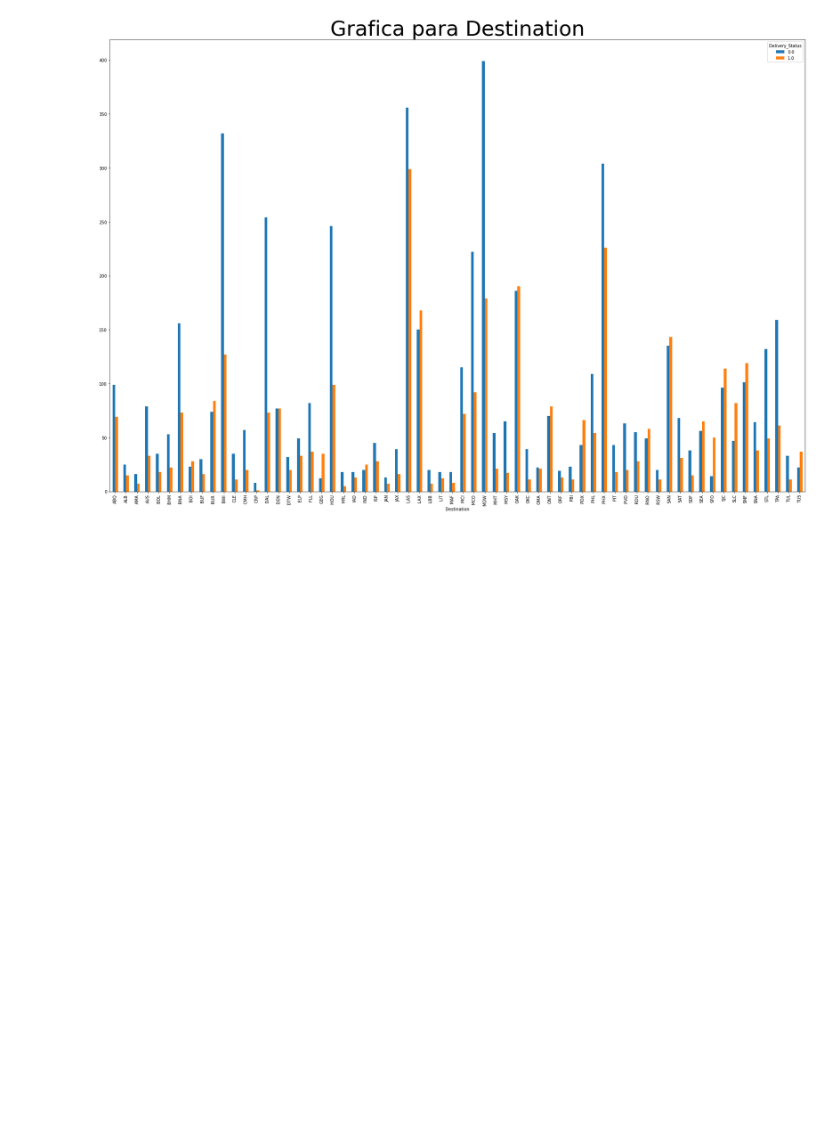
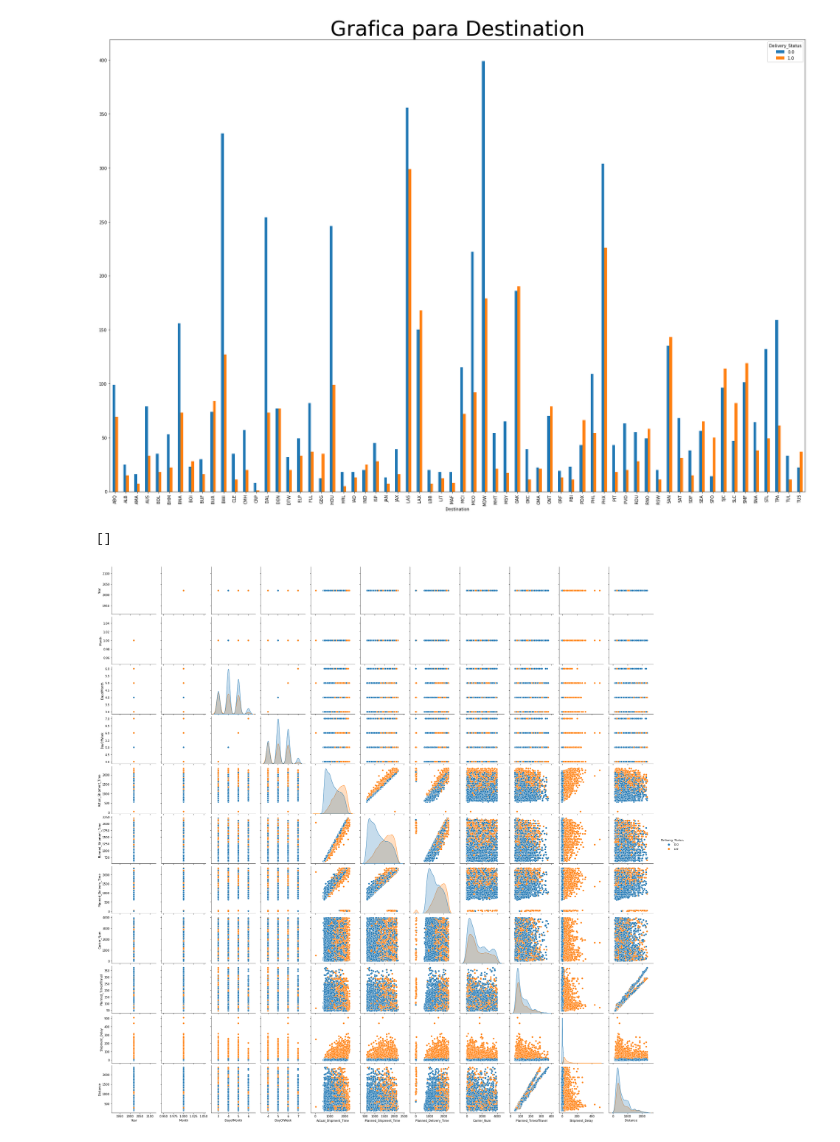
Before and after one commit to Profe-Jose-Burgos/CodeBreakers, a Jupyter notebook: RepSys.ipynb, the cells around one changed output. Cells and saved outputs as stored; diff of their text form; code cells hidden in the pictures; blank space fills up the shorter version.

```diff
--- a/RepSys.ipynb
+++ b/RepSys.ipynb
@@ -250,6 +249,14 @@ plt.savefig("graph/graphic6.jpg")
 [figure]
 [figure]
 [figure]
+# %%
+#Matriz de gráficos de dispersión entre múltiples variables.
+sns.pairplot(dt_report,hue="Delivery_Status")
+plt.savefig("graph/graphic7.jpg")
+plt.plot()
+# %% [output]
+[]
+[figure, added]
 # %%
 #creacion del conjunto de graficas
 def show_with_matplotlib(color_img, pos):
```
Also changed, not shown: parts of 14 cells of this notebook, 3 other files.
